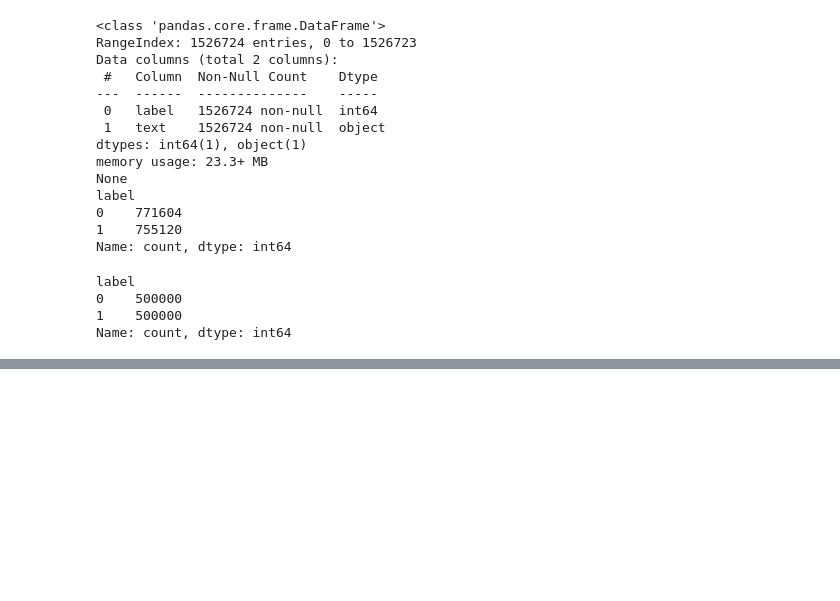
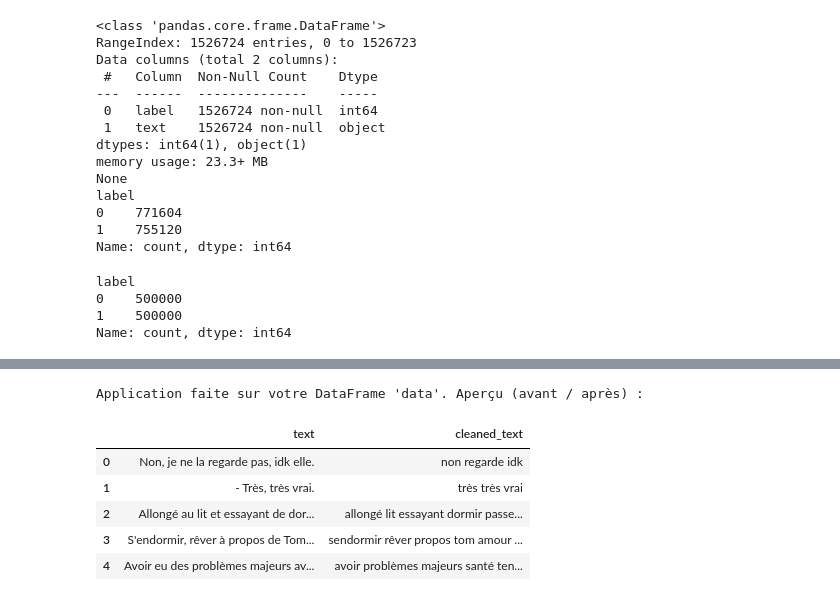
Before and after one commit to malek-messaoudii/French-Sentiment-Analysis-Using-Glove-Word-Embedding, a Jupyter notebook: word-embedding-french-sentiment-analysis.ipynb, the cells around one changed output, grey strips where cells are left out. Saved outputs shown, nothing was run; the diff lists cells and outputs as text; code cells hidden in the pictures; blank space fills up the shorter version.

```diff
--- a/word-embedding-french-sentiment-analysis.ipynb
+++ b/word-embedding-french-sentiment-analysis.ipynb
@@ -93,0 +215,36 @@ Name: count, dtype: int64
+# %%
+# --- Fonction utilitaire finale (même pipeline, sans prints) ---
+def clean_text(text, stop_words=stop_words):
+    text = re.sub(r'@\w+', '', text)
+    text = re.sub(r'http\S+|www\S+|https\S+', '', text, flags=re.MULTILINE)
+    text = text.translate(str.maketrans('', '', string.punctuation))
+    text = re.sub(r'\d+', '', text)
+    text = text.lower()
+    text = " ".join([w for w in text.split() if w not in stop_words])
+    return text
+# %%
+# --- Application au DataFrame 'data' si présent, sinon démonstration sur un petit DataFrame ---
+if 'data' in globals() and isinstance(data_balanced, pd.DataFrame) and 'text' in data_balanced.columns:
+    # On n'écrase pas 'data' si l'utilisateur l'a déjà défini — on ajoute juste la colonne
+    data_balanced['cleaned_text'] = data_balanced['text'].apply(clean_text)
+    print("Application faite sur votre DataFrame 'data'. Aperçu (avant / après) :")
+    display(data_balanced[['text', 'cleaned_text']].head(5))
+else:
+    demo = pd.DataFrame({
+        'text': [
+            exemple,
+            "Super offre !! Visitez www.offre.com maintenant. @Store 50% OFF!!",
+            "Demain 10h réunion avec le Dr. Dupont - confirmez svp."
+        ]
+    })
+    demo['cleaned_text'] = demo['text'].apply(clean_text)
+    print("Aucun DataFrame 'data' trouvé — démonstration sur un petit DataFrame 'demo' :")
+    display(demo)
+# %% [output]
+Application faite sur votre DataFrame 'data'. Aperçu (avant / après) :
+|  | text | cleaned_text |
+| 0 | Non, je ne la regarde pas, idk elle. | non regarde idk |
+| 1 | - Très, très vrai. | très très vrai |
+| 2 | Allongé au lit et essayant de dor... | allongé lit essayant dormir passe... |
+| 3 | S'endormir, rêver à propos de Tom... | sendormir rêver propos tom amour ... |
+| 4 | Avoir eu des problèmes majeurs av... | avoir problèmes majeurs santé ten... |
```
Also changed, not shown: parts of 6 cells of this notebook.
